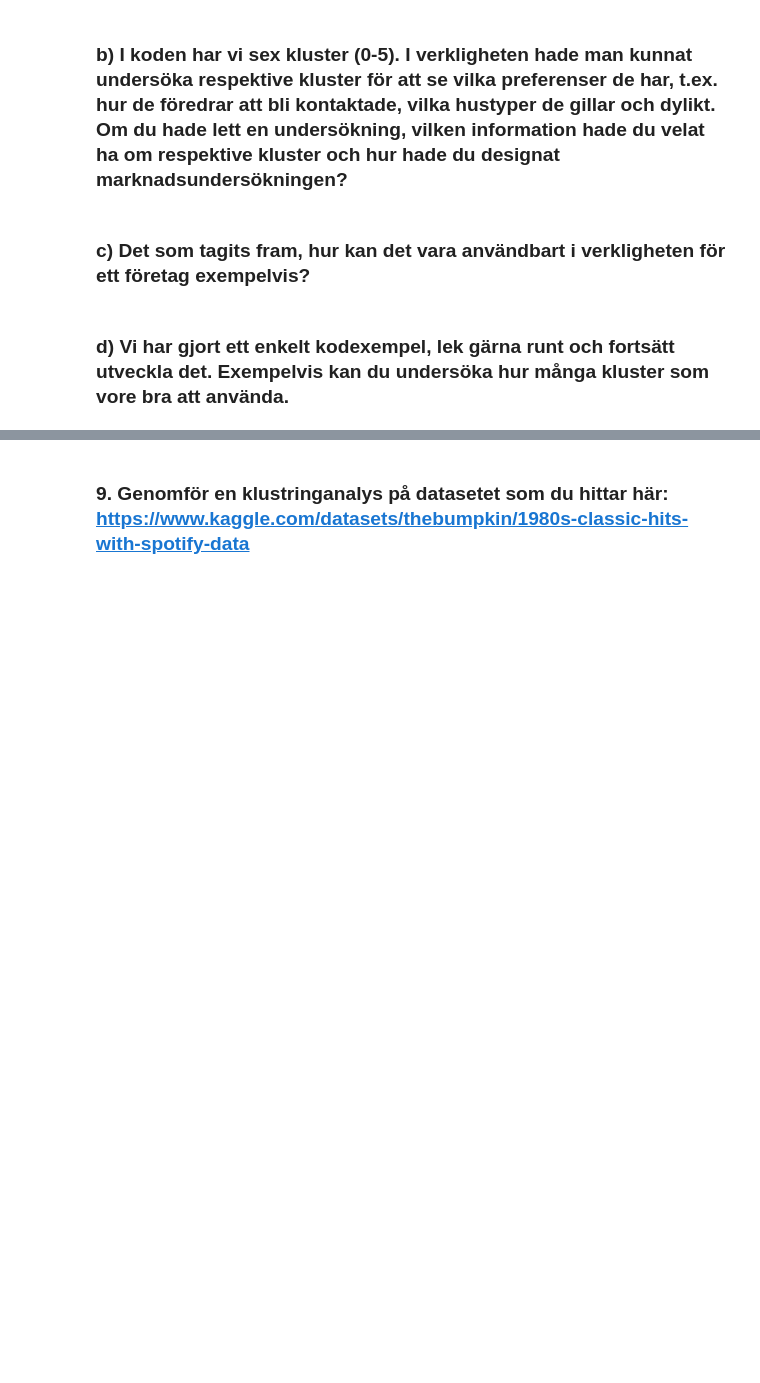
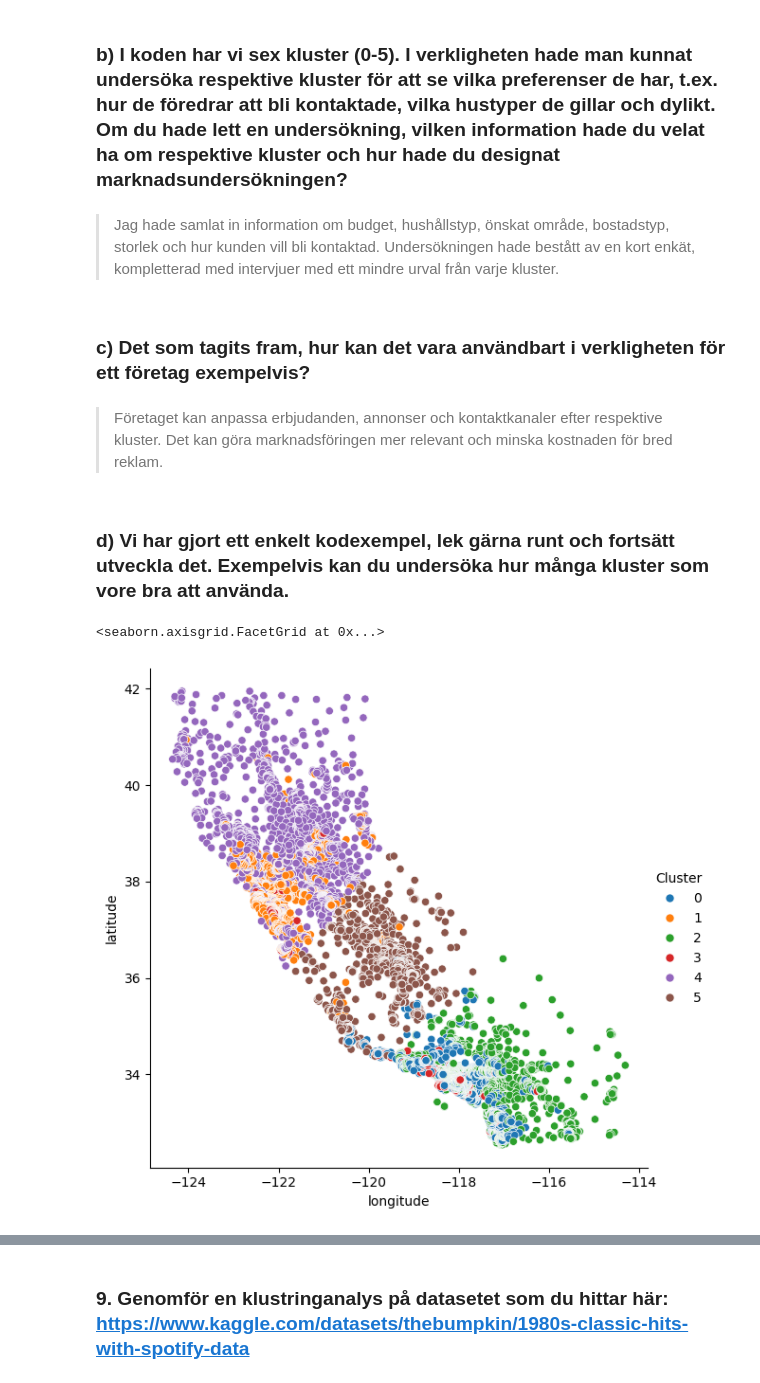
Before and after one commit to stuNero/ai_bok_ovn_uppgifter, a Jupyter notebook: kapitel/kap_6.ipynb, the cells around one changed output, grey strips where cells are left out. Drawn from its saved outputs; the diff is of its cells as text; code cells hidden in the pictures; blank space fills up the shorter version.

```diff
--- a/kapitel/kap_6.ipynb
+++ b/kapitel/kap_6.ipynb
@@ -37,6 +49,10 @@ x="longitude", y="latitude", hue="Cluster", data=X, height=6,
 # %% [markdown]
 ### b) I koden har vi sex kluster (0-5). I verkligheten hade man kunnat undersöka respektive kluster för att se vilka preferenser de har, t.ex. hur de föredrar att bli kontaktade, vilka hustyper de gillar och dylikt. Om du hade lett en undersökning, vilken information hade du velat ha om respektive kluster och hur hade du designat marknadsundersökningen?
+# %% [markdown]
+> Jag hade samlat in information om budget, hushållstyp, önskat område, bostadstyp, storlek och hur kunden vill bli kontaktad. Undersökningen hade bestått av en kort enkät, kompletterad med intervjuer med ett mindre urval från varje kluster.
 # %% [markdown]
 ### c) Det som tagits fram, hur kan det vara användbart i verkligheten för ett företag exempelvis?
+# %% [markdown]
+> Företaget kan anpassa erbjudanden, annonser och kontaktkanaler efter respektive kluster. Det kan göra marknadsföringen mer relevant och minska kostnaden för bred reklam.
 # %% [markdown]
 ### d) Vi har gjort ett enkelt kodexempel, lek gärna runt och fortsätt utveckla det. Exempelvis kan du undersöka hur många kluster som vore bra att använda.
@@ -42,0 +66,10 @@ x="longitude", y="latitude", hue="Cluster", data=X, height=6,
+# %%
+housing_data = pd.read_csv('../data/housing.csv')
+housing_features = housing_data[['median_income', 'latitude', 'longitude']].copy()
+housing_scaled = StandardScaler().fit_transform(housing_features)
+housing_model = KMeans(n_clusters=6, n_init=10, random_state=1337)
+housing_features['Cluster'] = pd.Categorical(housing_model.fit_predict(housing_scaled))
+sns.relplot(x='longitude', y='latitude', hue='Cluster', data=housing_features, height=6)
+# %% [output]
+<seaborn.axisgrid.FacetGrid at 0x...>
+[figure, added]
```
Also changed, not shown: parts of 13 cells of this notebook, 1 other file.
